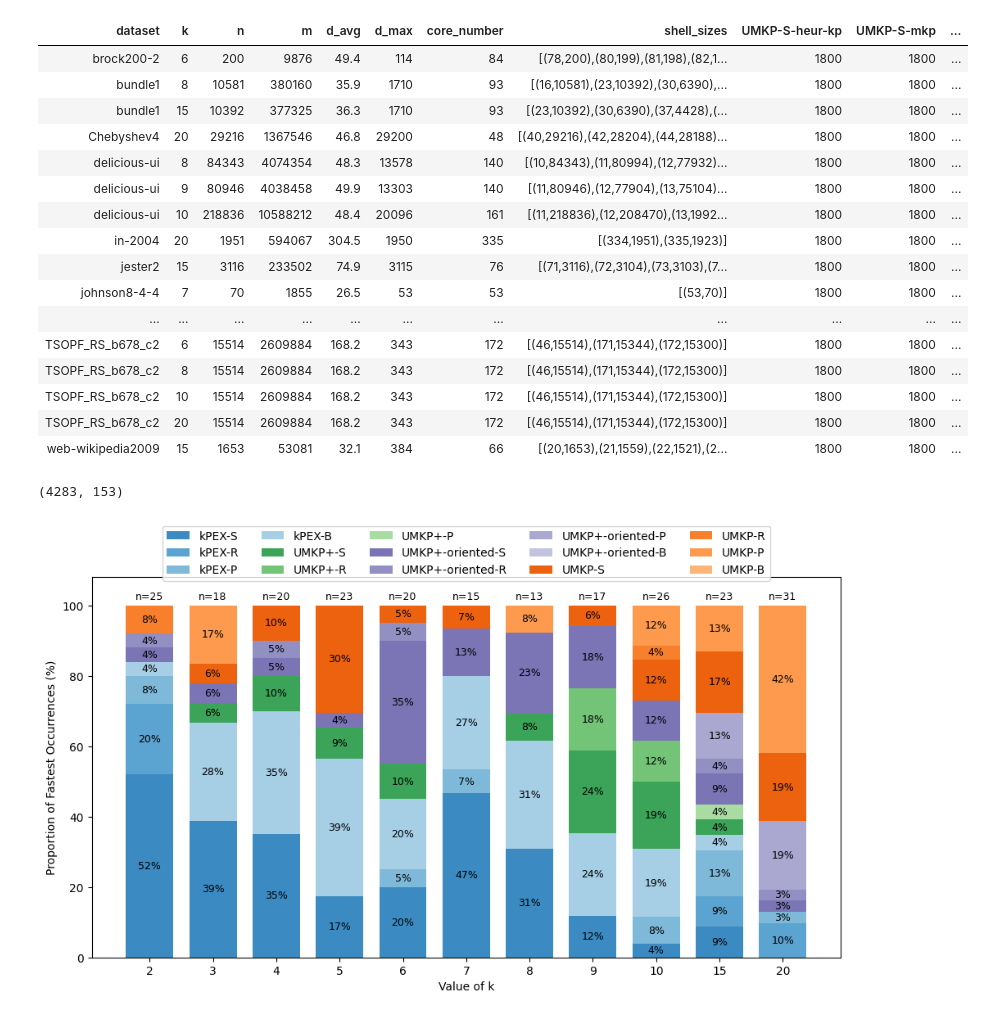
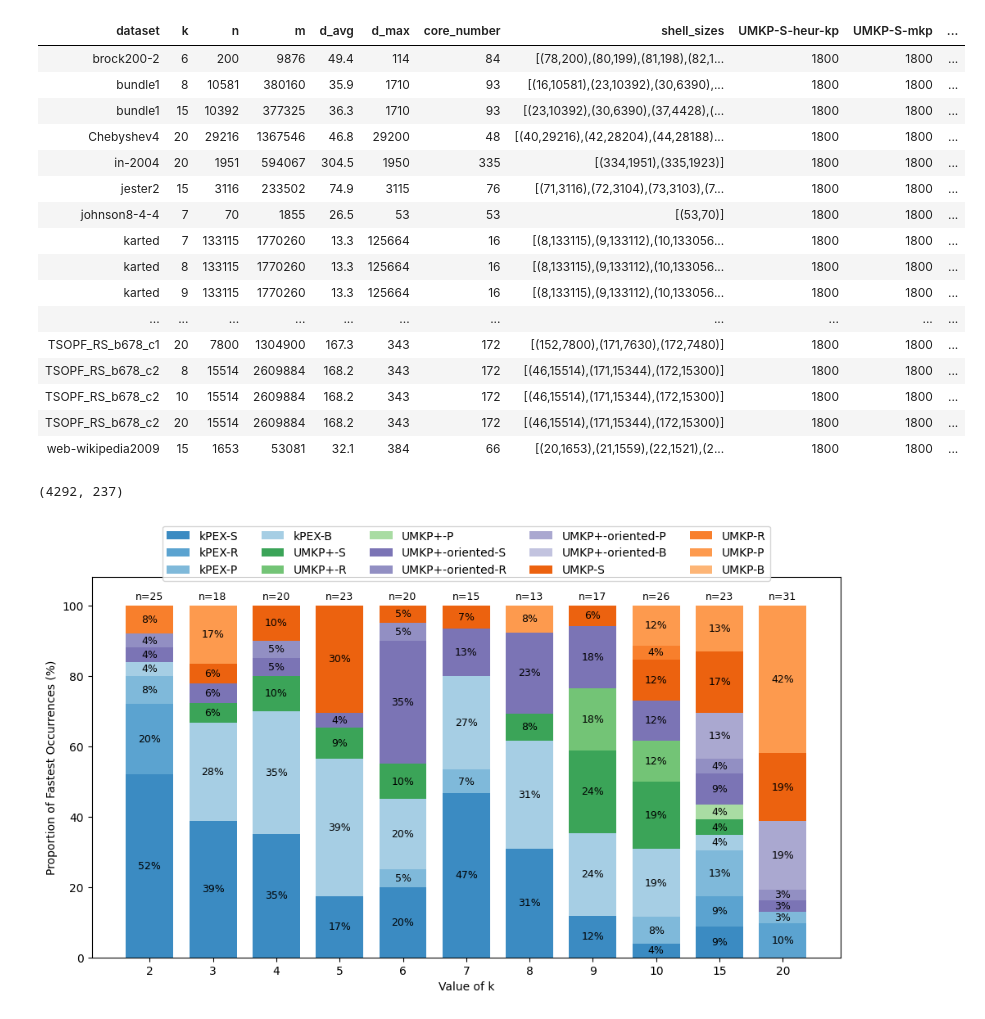
Before and after one commit to akhlaqueak/kplex-ML, a Jupyter notebook: notebooks/entire-data-algos.ipynb, the cells around one changed output. Cells and saved outputs as stored; diff of their text form; code cells hidden in the pictures.

```diff
--- a/notebooks/entire-data-algos.ipynb
+++ b/notebooks/entire-data-algos.ipynb
@@ -40,48 +40,50 @@ df = clean_dataframe(df)
 
 all_algos=[
     'kPEX-S', 'kPEX-R', 'kPEX-P', 'kPEX-B', 'kPEX-MB',
-    'UMKP-S', 'UMKP-R', 'UMKP-P', 'UMKP-B', 'UMKP-PP',
+    'kPEX-oriented-S', 'kPEX-oriented-R', 'kPEX-oriented-P', 'kPEX-oriented-B', 'kPEX-oriented-MB',
+    'UMKP-S', 'UMKP-R', 'UMKP-P', 'UMKP-B', "UMKP-CTCP-P",
+    'UMKP-oriented-S', 'UMKP-oriented-R', 'UMKP-oriented-P', 'UMKP-oriented-B',
     'UMKP+-S', 'UMKP+-R', 'UMKP+-P', 'UMKP+-B',
     'UMKP+-oriented-S', 'UMKP+-oriented-R', 'UMKP+-oriented-P', 'UMKP+-oriented-B'
 ]
 baseline_algos="UMKP-Imp    UMKP    kPEX-Imp        kPEX    Maple   DiseMKP kPlexT".split()
 bnb_cols = [f"{algo}-bnb" for algo in all_algos]
 total_cols = [f"{algo}" for algo in all_algos]
 
 remove_rows = (
     # (df[bnb_cols] < 1).all(axis=1) |
     (df[bnb_cols] == 1800).all(axis=1)
 )
 display_scroll(df[remove_rows])
 df = df.loc[~remove_rows].copy()
 print(df.shape)
 feature_cols = "dataset	k	n	m	d_avg	d_max	core_number	shell_sizes".split()
 export_df = df[feature_cols + bnb_cols + total_cols].copy()
 export_df = export_df.mask(
     pd.to_numeric(export_df.stack(), errors="coerce").unstack() == 1800,
     "x"
 )
 export_df.to_csv("ml-data.csv", index=False)
 # display(filtered_df[feature_cols + bnb_cols+total_cols])
 # %% [output]
 | dataset | k | n | m | d_avg | d_max | core_number | shell_sizes | UMKP-S-heur-kp | UMKP-S-mkp | ... |
 | brock200-2 | 6 | 200 | 9876 | 49.4 | 114 | 84 | [(78,200),(80,199),(81,198),(82,1... | 1800 | 1800 | ... |
 | bundle1 | 8 | 10581 | 380160 | 35.9 | 1710 | 93 | [(16,10581),(23,10392),(30,6390),... | 1800 | 1800 | ... |
 | bundle1 | 15 | 10392 | 377325 | 36.3 | 1710 | 93 | [(23,10392),(30,6390),(37,4428),(... | 1800 | 1800 | ... |
 | Chebyshev4 | 20 | 29216 | 1367546 | 46.8 | 29200 | 48 | [(40,29216),(42,28204),(44,28188)... | 1800 | 1800 | ... |
-| delicious-ui | 8 | 84343 | 4074354 | 48.3 | 13578 | 140 | [(10,84343),(11,80994),(12,77932)... | 1800 | 1800 | ... |
-| delicious-ui | 9 | 80946 | 4038458 | 49.9 | 13303 | 140 | [(11,80946),(12,77904),(13,75104)... | 1800 | 1800 | ... |
-| delicious-ui | 10 | 218836 | 10588212 | 48.4 | 20096 | 161 | [(11,218836),(12,208470),(13,1992... | 1800 | 1800 | ... |
 | in-2004 | 20 | 1951 | 594067 | 304.5 | 1950 | 335 | [(334,1951),(335,1923)] | 1800 | 1800 | ... |
 | jester2 | 15 | 3116 | 233502 | 74.9 | 3115 | 76 | [(71,3116),(72,3104),(73,3103),(7... | 1800 | 1800 | ... |
 | johnson8-4-4 | 7 | 70 | 1855 | 26.5 | 53 | 53 | [(53,70)] | 1800 | 1800 | ... |
+| karted | 7 | 133115 | 1770260 | 13.3 | 125664 | 16 | [(8,133115),(9,133112),(10,133056... | 1800 | 1800 | ... |
+| karted | 8 | 133115 | 1770260 | 13.3 | 125664 | 16 | [(8,133115),(9,133112),(10,133056... | 1800 | 1800 | ... |
+| karted | 9 | 133115 | 1770260 | 13.3 | 125664 | 16 | [(8,133115),(9,133112),(10,133056... | 1800 | 1800 | ... |
 | ... | ... | ... | ... | ... | ... | ... | ... | ... | ... | ... |
-| TSOPF_RS_b678_c2 | 6 | 15514 | 2609884 | 168.2 | 343 | 172 | [(46,15514),(171,15344),(172,15300)] | 1800 | 1800 | ... |
+| TSOPF_RS_b678_c1 | 20 | 7800 | 1304900 | 167.3 | 343 | 172 | [(152,7800),(171,7630),(172,7480)] | 1800 | 1800 | ... |
 | TSOPF_RS_b678_c2 | 8 | 15514 | 2609884 | 168.2 | 343 | 172 | [(46,15514),(171,15344),(172,15300)] | 1800 | 1800 | ... |
 | TSOPF_RS_b678_c2 | 10 | 15514 | 2609884 | 168.2 | 343 | 172 | [(46,15514),(171,15344),(172,15300)] | 1800 | 1800 | ... |
 | TSOPF_RS_b678_c2 | 20 | 15514 | 2609884 | 168.2 | 343 | 172 | [(46,15514),(171,15344),(172,15300)] | 1800 | 1800 | ... |
 | web-wikipedia2009 | 15 | 1653 | 53081 | 32.1 | 384 | 66 | [(20,1653),(21,1559),(22,1521),(2... | 1800 | 1800 | ... |
-(4283, 153)
+(4292, 237)
 # %%
 def plot_fastest_occurrences(
     df,
```
Also changed, not shown: parts of 9 cells of this notebook, 18 other files.
